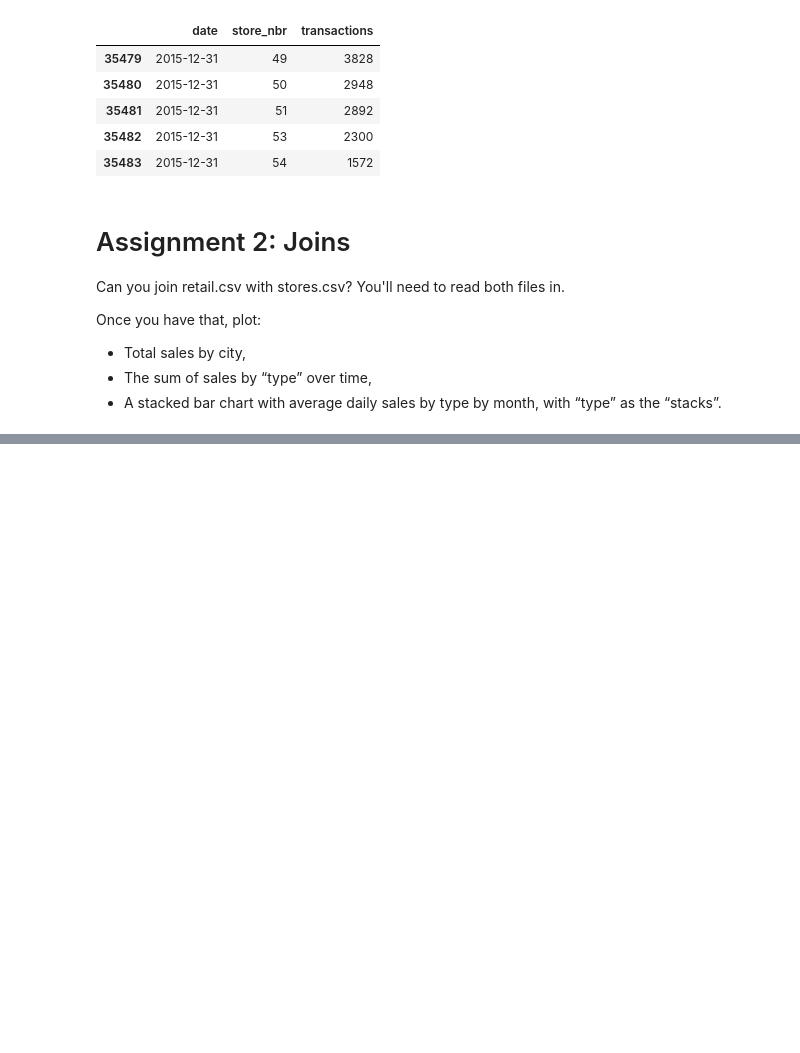
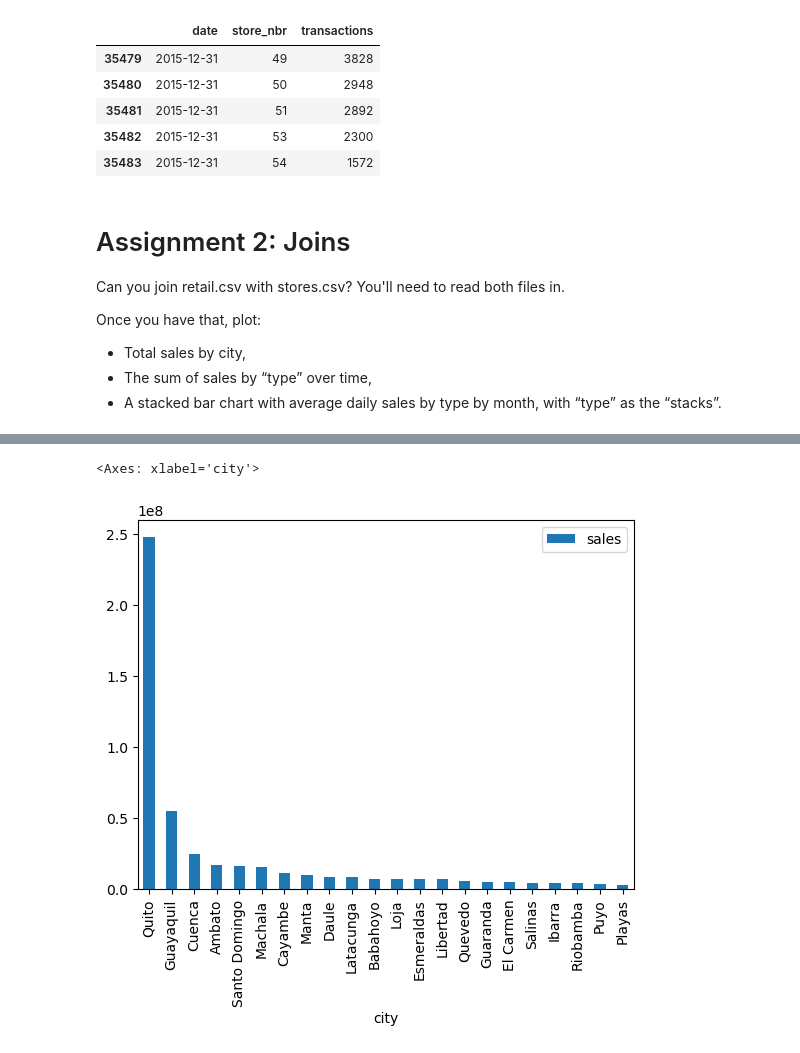
Before and after one commit to atsianis/Pandas-Joins, a Jupyter notebook: section09_combining_dfs.ipynb, the cells around one changed output, grey strips where cells are left out. Drawn from its saved outputs; the diff is of its cells as text; code cells hidden in the pictures; blank space fills up the shorter version.

```diff
--- a/section09_combining_dfs.ipynb
+++ b/section09_combining_dfs.ipynb
@@ -60,0 +108,5 @@ Once you have that, plot:
+# %%
+retail_store_df.groupby("city").agg({"sales": "sum"}).sort_values(by="sales", ascending=False).plot.bar()
+# %% [output]
+<Axes: xlabel='city'>
+[figure, added]
```
Also changed, not shown: parts of 6 cells of this notebook.
